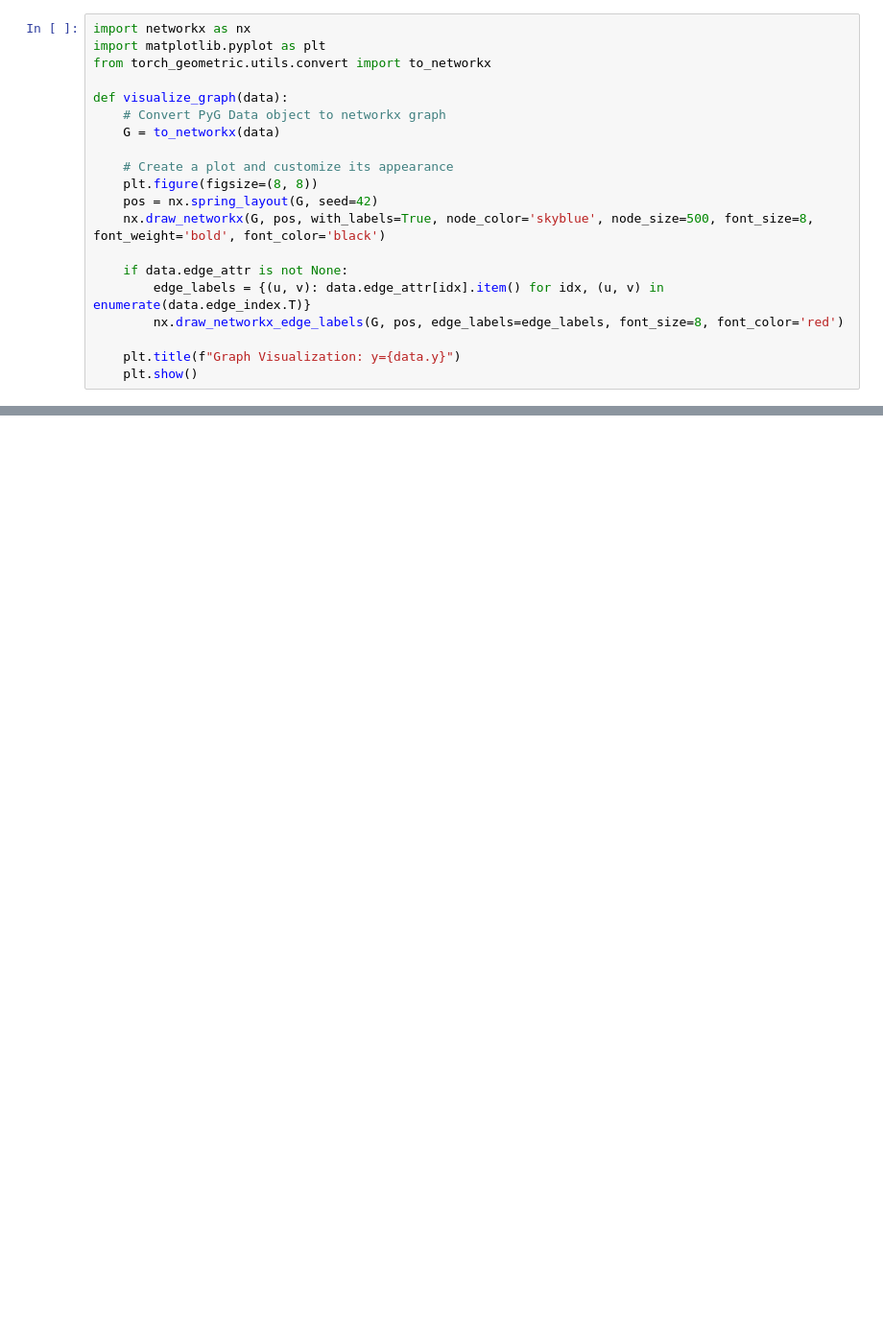
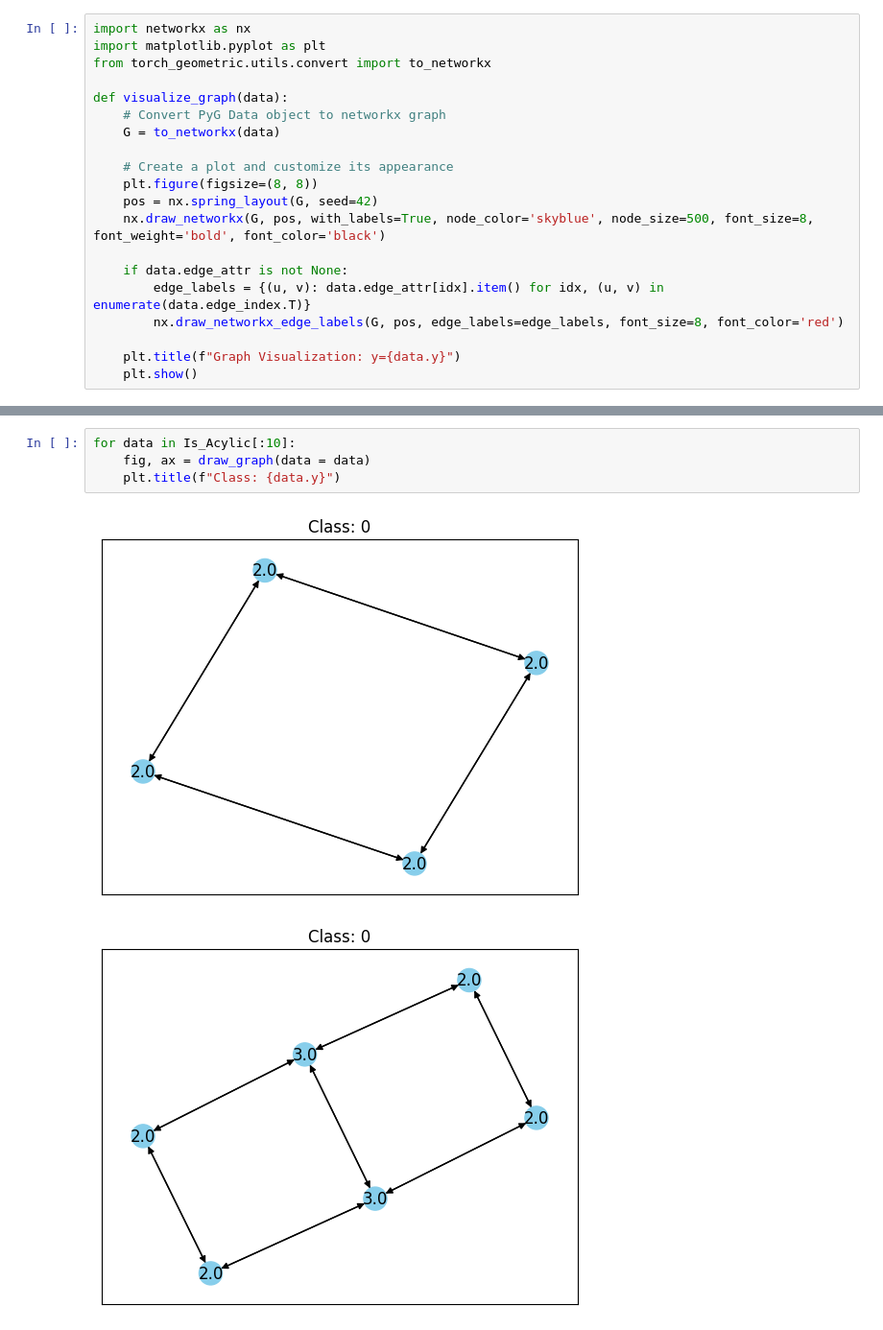
Before and after one commit to blake-gaines/MIPExplainer, a Jupyter notebook: generate_data.ipynb, the cells around one changed output, grey strips where cells are left out. Shown at 96% size. Drawn from its saved outputs; the diff is of its cells as text; blank space fills up the shorter version.

```diff
--- a/generate_data.ipynb
+++ b/generate_data.ipynb
@@ -112,0 +211,7 @@ for g in data_list[:5]:
+# %%
+for data in Is_Acylic[:10]:
+    fig, ax = draw_graph(data = data)
+    plt.title(f"Class: {data.y}")
+# %% [output]
+[figure, added]
+[figure, added]
```
Also changed, not shown: parts of 7 cells of this notebook, 6 other files.
